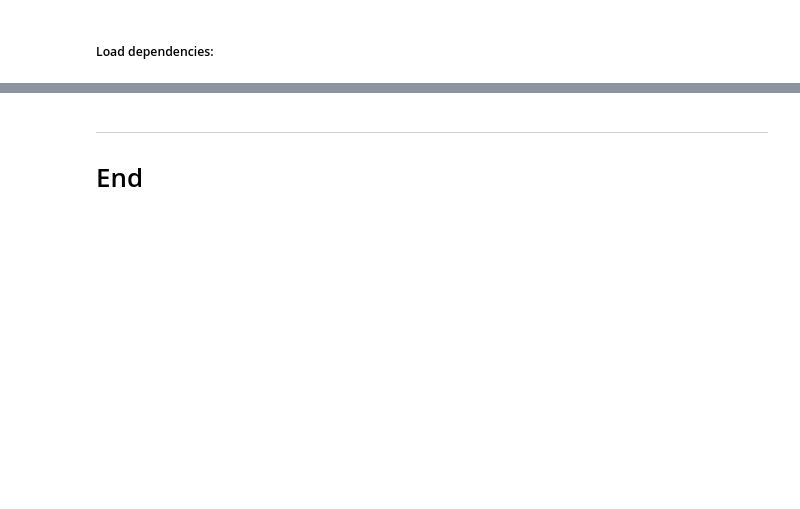
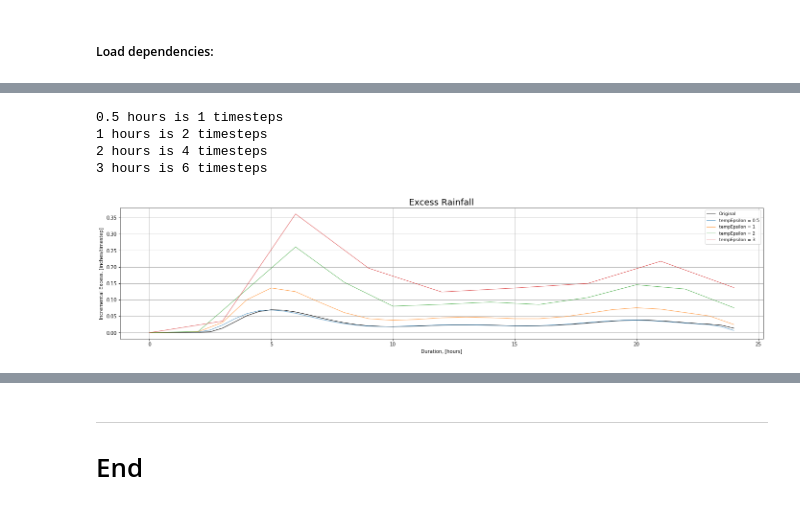
Before and after one commit to Dewberry/pfra-hydromet, a Jupyter notebook: Convolution_Parameters.ipynb, the cells around one changed output, grey strips where cells are left out. Cells and saved outputs as stored; diff of their text form; code cells hidden in the pictures; blank space fills up the shorter version.

```diff
--- a/Convolution_Parameters.ipynb
+++ b/Convolution_Parameters.ipynb
@@ -166,0 +82,13 @@ volEpsilon = 67
+# %%
+event_of_interest = events.columns[0]
+#event_of_interest = 'E2001'
+
+tempEpsilons = [0.5, 1, 2, 3]
+
+plot_tempEpsilons(events, event_of_interest, tempEpsilons, duration)
+# %% [output]
+0.5 hours is 1 timesteps
+1 hours is 2 timesteps
+2 hours is 4 timesteps
+3 hours is 6 timesteps
+[figure, added]
```
Also changed, not shown: parts of 24 cells of this notebook, 2 other files.
